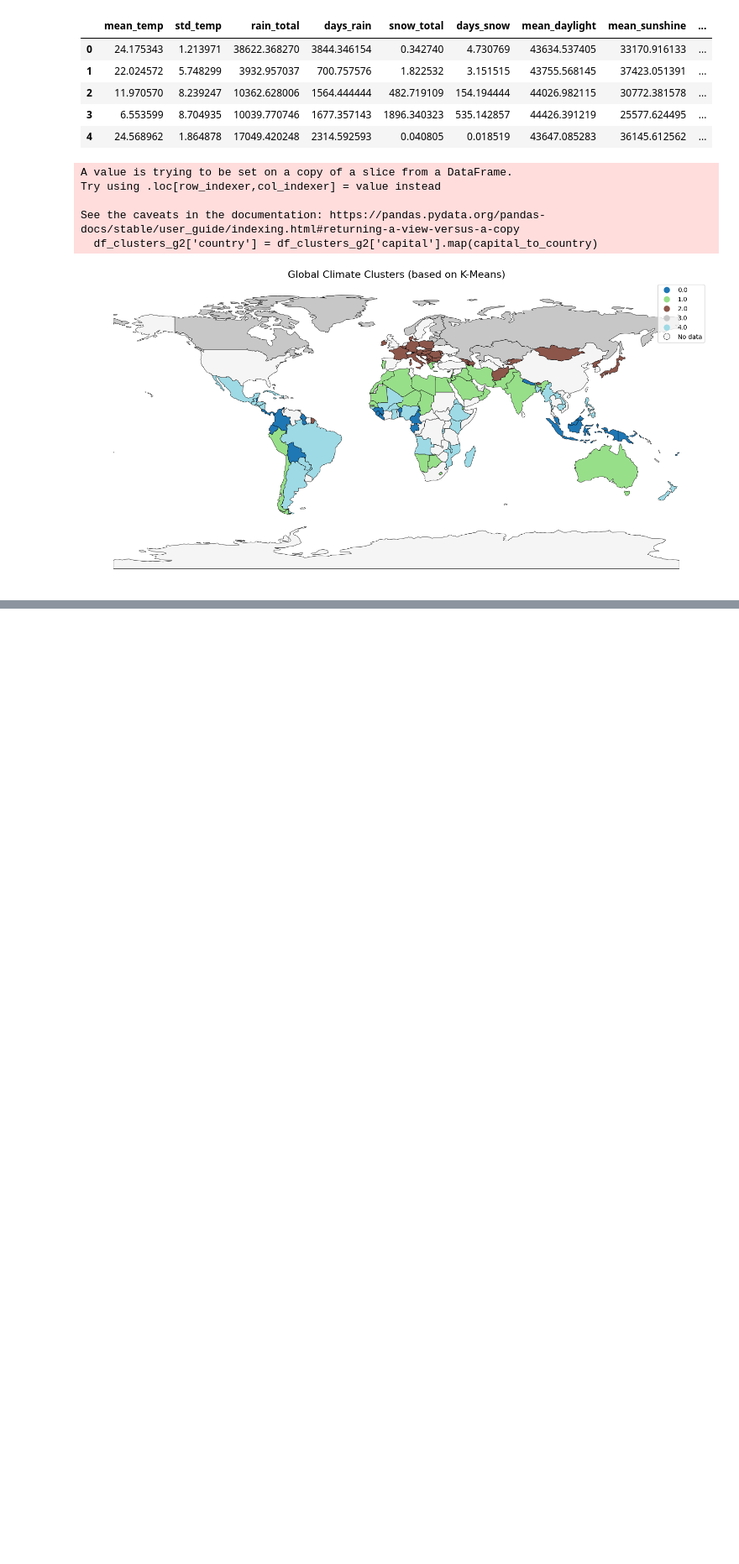
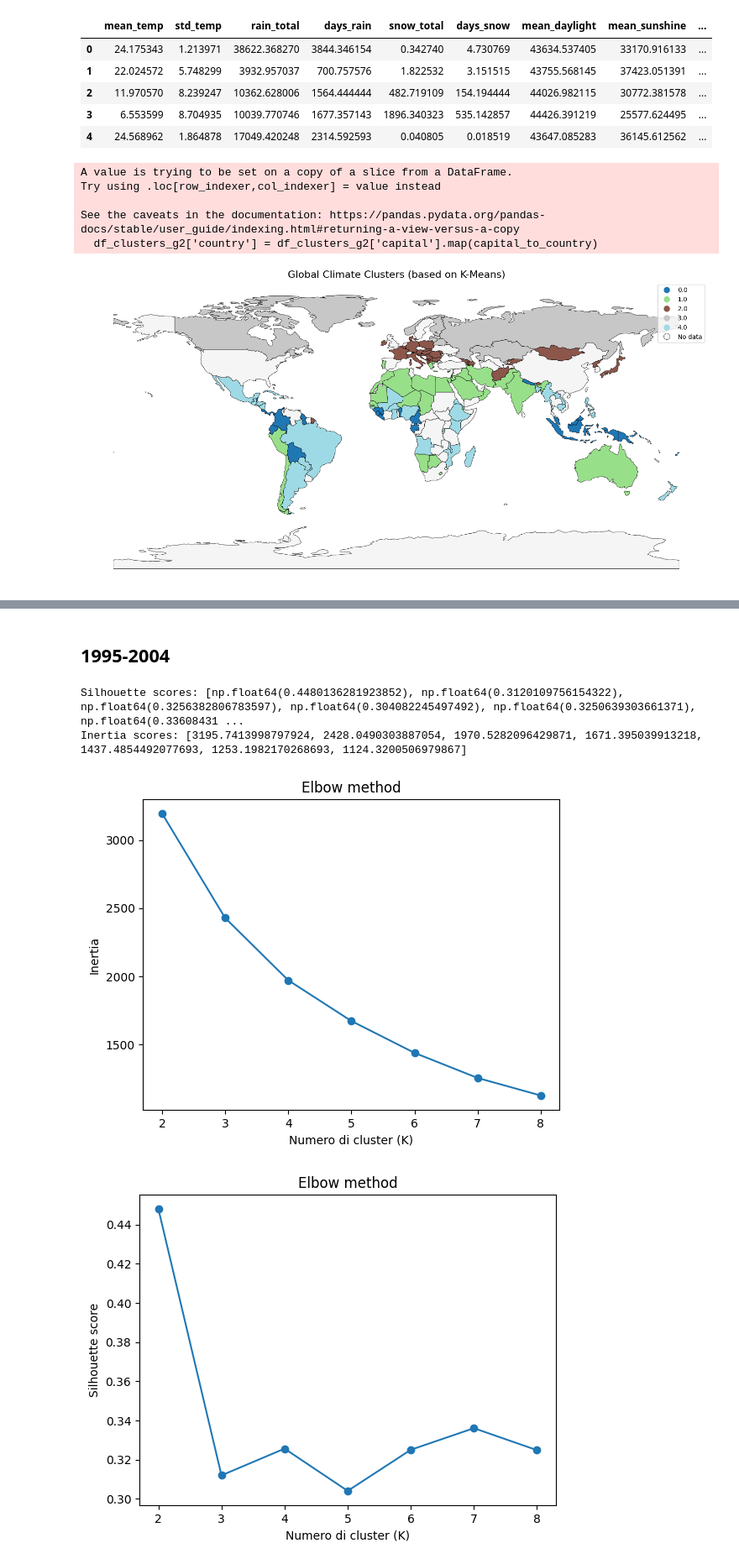
Before and after one commit to gabri17/Data-Mining-Project, a Jupyter notebook: cluster.ipynb, the cells around one changed output, grey strips where cells are left out. Shown at 84% size. Cells and saved outputs as stored; diff of their text form; code cells hidden in the pictures; blank space fills up the shorter version.

Commit message:
fatto clustering triennale con del plotting... da risolvere il fatto che si indicizza diversamente ad ogni clusterizzazioen

```diff
--- a/cluster.ipynb
+++ b/cluster.ipynb
@@ -1395,0 +1401,9 @@ See the caveats in the documentation: https://pandas.pydata.org/pandas-docs/stab
+# %%
+df_clusters_d1 = aggregation_per_capital_decade_season[aggregation_per_capital_decade_season["decade"] == "1995-2004"]
+print(df_clusters_d1.head(5))
+
+df_clusters_d2 = aggregation_per_capital_decade_season[aggregation_per_capital_decade_season["decade"] == "2005-2014"]
+print(df_clusters_d2.head(5))
+
+df_clusters_d3 = aggregation_per_capital_decade_season[aggregation_per_capital_decade_season["decade"] == "2015-2024"]
+print(df_clusters_d3.head(5))
@@ -1395,0 +1428,41 @@ See the caveats in the documentation: https://pandas.pydata.org/pandas-docs/stab
+# %% [markdown]
+## 1995-2004
+# %%
+# Scaling
+features = ['mean_temp', 'std_temp', 'rain_total', 'days_rain', 'snow_total', 'days_snow', 'mean_daylight', 'mean_sunshine']
+X = df_clusters_d1[features].copy()
+
+#Log transform per asimmetria - consigliato ma da capire
+X["rain_total"] = np.log1p(X["rain_total"])
+X["snow_total"] = np.log1p(X["snow_total"])
+
+#X.head(5)
+
+scaler = StandardScaler()
+X_scaled = scaler.fit_transform(X)
+
+from sklearn.cluster import KMeans
+from sklearn.metrics import silhouette_score
+
+sil_scores = []
+inertia = []
+
+K_range = range(2, 9)
+
+for k in range(2, 9):
+    km = KMeans(n_clusters=k, random_state=42, n_init=20)
+    labels = km.fit_predict(X_scaled)
+    sil_scores.append(silhouette_score(X_scaled, labels))
+    inertia.append(km.inertia_)
+
+print(f"Silhouette scores: {sil_scores}")
+print(f"Inertia scores: {inertia}")
+
+
+plot_inertia(inertia, K_range)
+plot_silhouette(sil_scores, K_range)
+# %% [output]
+Silhouette scores: [np.float64(0.4480136281923852), np.float64(0.3120109756154322), np.float64(0.3256382806783597), np.float64(0.304082245497492), np.float64(0.3250639303661371), np.float64(0.33608431 ...
+Inertia scores: [3195.7413998797924, 2428.0490303887054, 1970.5282096429871, 1671.395039913218, 1437.4854492077693, 1253.1982170268693, 1124.3200506979867]
+[figure, added]
+[figure, added]
```
Also changed, not shown: parts of 17 cells of this notebook, 1 other file.
